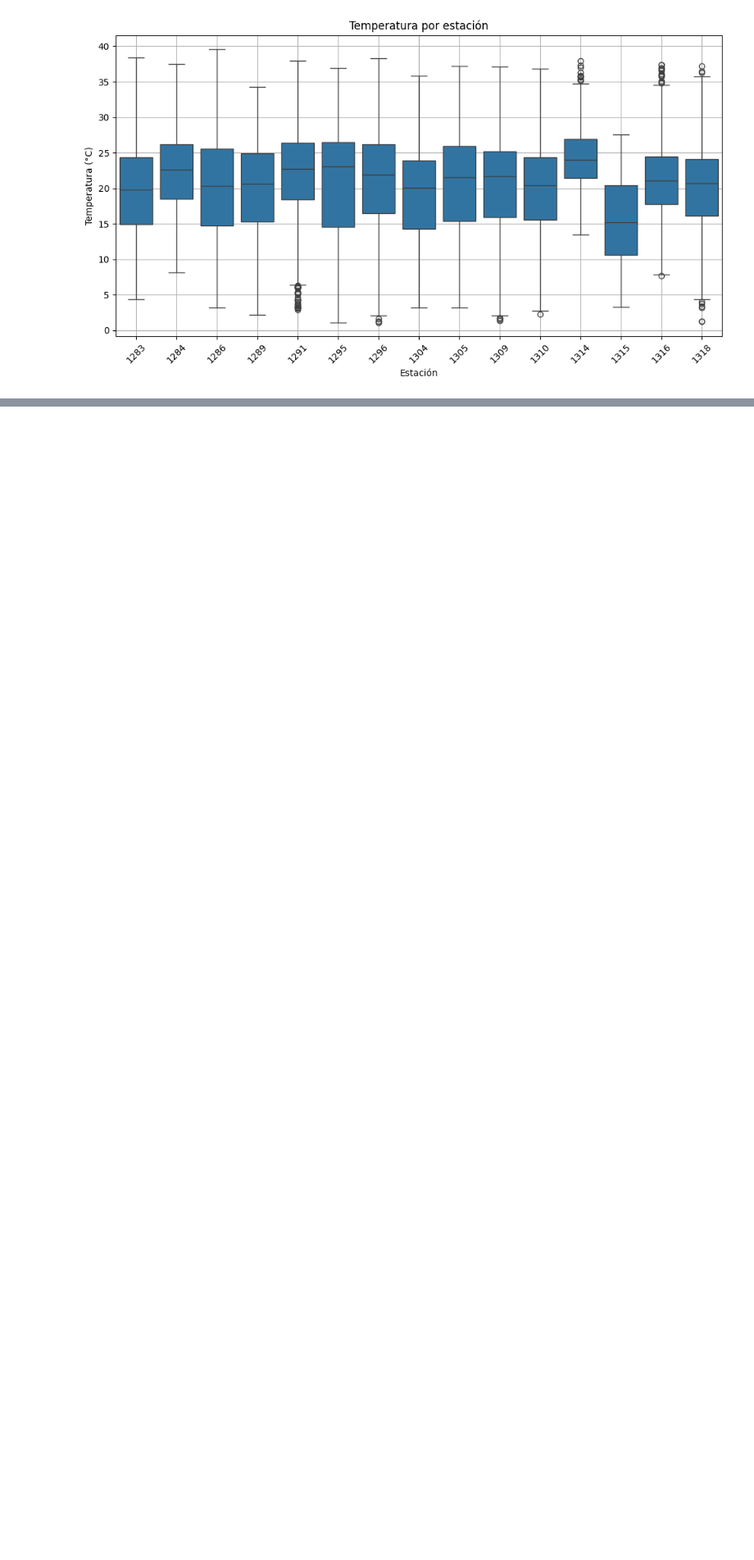
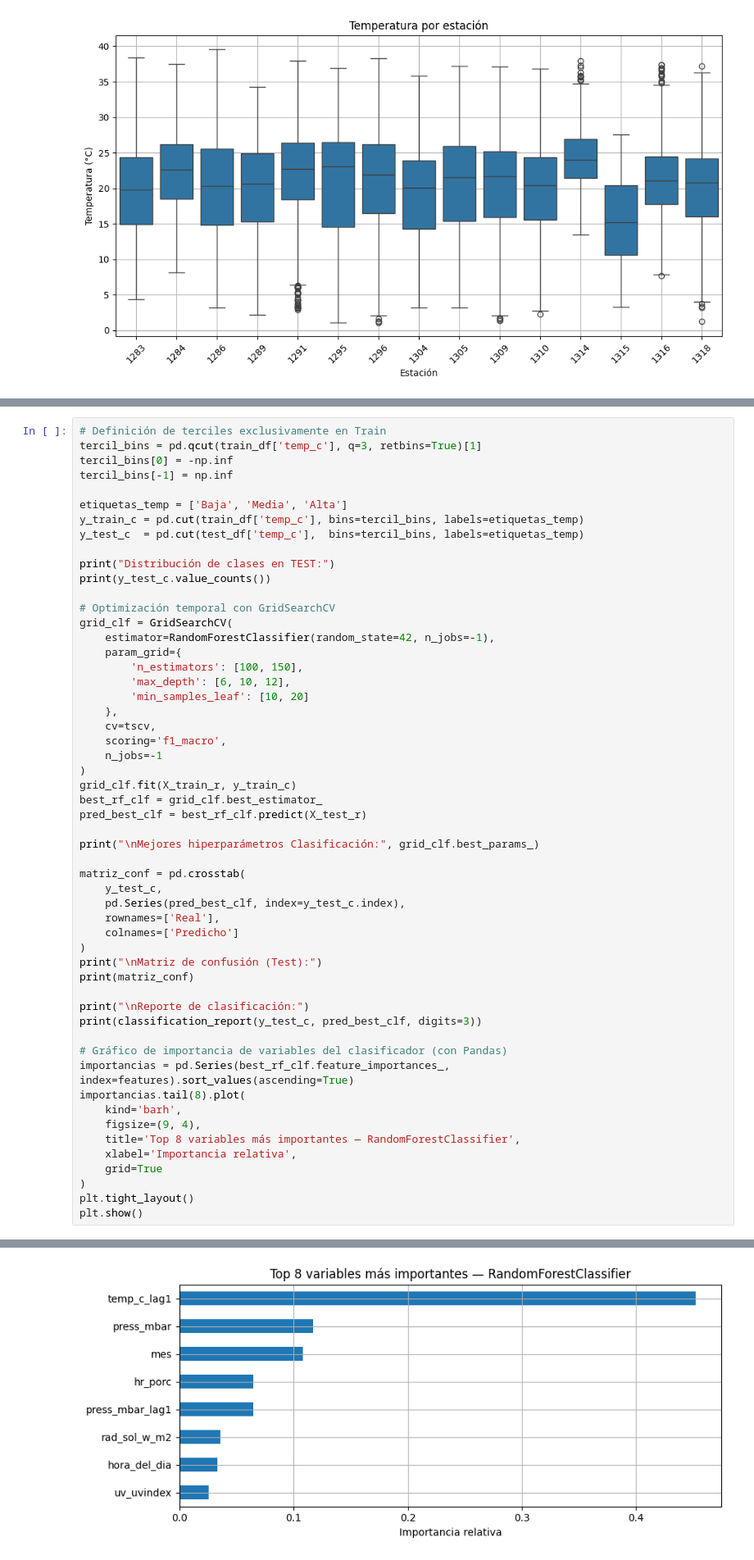
Before and after one commit to gabiOllier/Grupo9DataScienceYPF, a Jupyter notebook: 4ta-pre-entrega/proyectoFinal_Grupo9.ipynb, the cells around one changed output, grey strips where cells are left out. Shown at 82% size. Drawn from its saved outputs; the diff is of its cells as text; blank space fills up the shorter version.

```diff
--- a/4ta-pre-entrega/proyectoFinal_Grupo9.ipynb
+++ b/4ta-pre-entrega/proyectoFinal_Grupo9.ipynb
@@ -815,0 +516,55 @@ Esta segmentación valida la efectividad del aprendizaje no supervisado para des
+# %%
+# Definición de terciles exclusivamente en Train
+tercil_bins = pd.qcut(train_df['temp_c'], q=3, retbins=True)[1]
+tercil_bins[0] = -np.inf
+tercil_bins[-1] = np.inf
+
+etiquetas_temp = ['Baja', 'Media', 'Alta']
+y_train_c = pd.cut(train_df['temp_c'], bins=tercil_bins, labels=etiquetas_temp)
+y_test_c  = pd.cut(test_df['temp_c'],  bins=tercil_bins, labels=etiquetas_temp)
+
+print("Distribución de clases en TEST:")
+print(y_test_c.value_counts())
+
+# Optimización temporal con GridSearchCV
+grid_clf = GridSearchCV(
+    estimator=RandomForestClassifier(random_state=42, n_jobs=-1),
+    param_grid={
+        'n_estimators': [100, 150],
+        'max_depth': [6, 10, 12],
+        'min_samples_leaf': [10, 20]
+    },
+    cv=tscv,
+    scoring='f1_macro',
+    n_jobs=-1
+)
+grid_clf.fit(X_train_r, y_train_c)
+best_rf_clf = grid_clf.best_estimator_
+pred_best_clf = best_rf_clf.predict(X_test_r)
+
+print("\nMejores hiperparámetros Clasificación:", grid_clf.best_params_)
+
+matriz_conf = pd.crosstab(
+    y_test_c,
+    pd.Series(pred_best_clf, index=y_test_c.index),
+    rownames=['Real'],
+    colnames=['Predicho']
+)
+print("\nMatriz de confusión (Test):")
+print(matriz_conf)
+
+print("\nReporte de clasificación:")
+print(classification_report(y_test_c, pred_best_clf, digits=3))
+
+# Gráfico de importancia de variables del clasificador (con Pandas)
+importancias = pd.Series(best_rf_clf.feature_importances_, index=features).sort_values(ascending=True)
+importancias.tail(8).plot(
+    kind='barh',
+    figsize=(9, 4),
+    title='Top 8 variables más importantes — RandomForestClassifier',
+    xlabel='Importancia relativa',
+    grid=True
+)
+plt.tight_layout()
+plt.show()
+# %% [output]
@@ -815,0 +588 @@ Esta segmentación valida la efectividad del aprendizaje no supervisado para des
+[figure, added]
```
Also changed, not shown: parts of 84 cells of this notebook.
